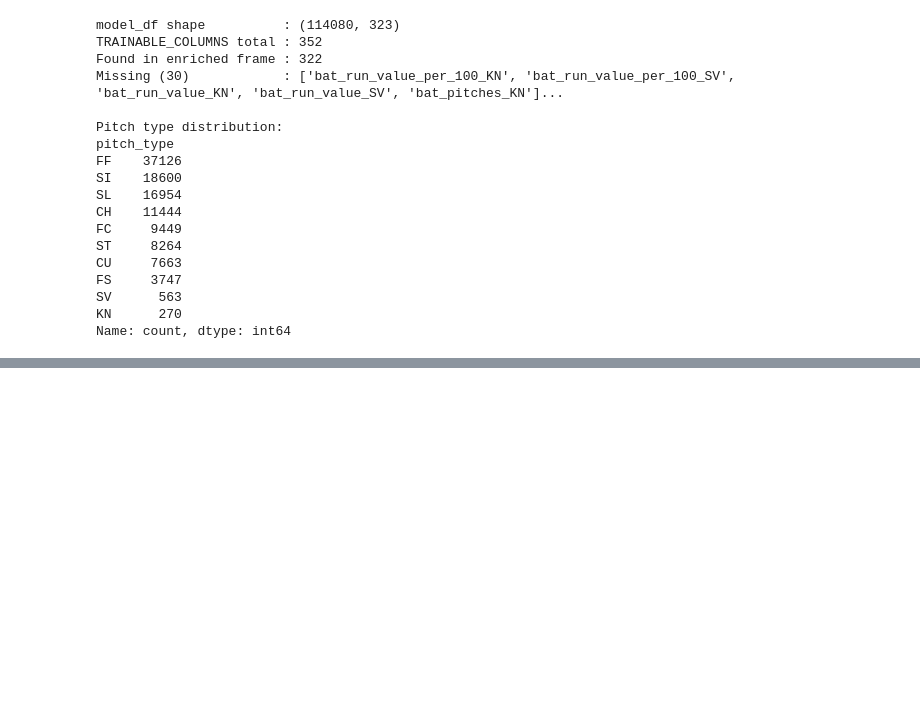
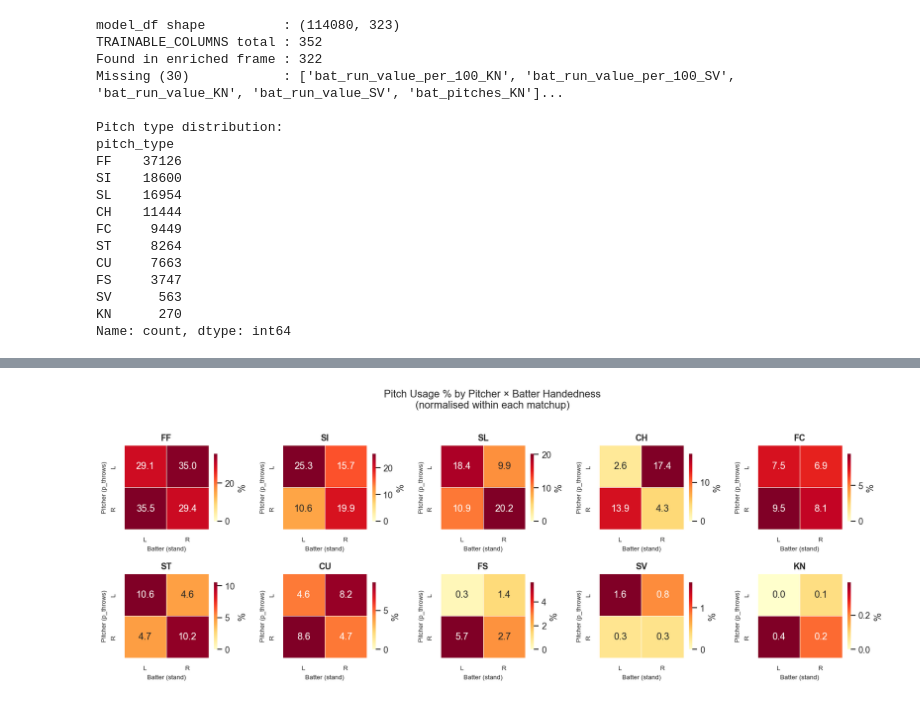
Before and after one commit to yihoolan/MLB-Pitch-Predictor, a Jupyter notebook: exploration/03_pitch_distribution_eda.ipynb, the cells around one changed output, grey strips where cells are left out. Cells and saved outputs as stored; diff of their text form; code cells hidden in the pictures; blank space fills up the shorter version.

```diff
--- a/exploration/03_pitch_distribution_eda.ipynb
+++ b/exploration/03_pitch_distribution_eda.ipynb
@@ -151,0 +207,14 @@ Name: count, dtype: int64
+# %%
+### Visual 3 — Data prep: pitch usage normalised within each (p_throws × stand) matchup
+matchup_mix = (
+    model_df.groupby(["p_throws", "stand", LABEL_COLUMN])
+    .size()
+    .unstack(fill_value=0)
+    .apply(lambda row: row / row.sum(), axis=1)   # normalise within matchup
+)
+matchup_mix = matchup_mix.reindex(columns=counts.index, fill_value=0)
+matchup_mix = matchup_mix.reset_index()
+
+### Sanity check
+print(matchup_mix[["p_throws", "stand"]].value_counts().sort_index())
+print(matchup_mix.head())
@@ -151,0 +239,73 @@ Name: count, dtype: int64
+# %%
+import math
+
+pitch_types_plot = [pt for pt in counts.index if pt in matchup_mix.columns]
+overall_rate = counts / counts.sum()   # used for delta layer
+
+### Figure layout
+ncols = 5
+nrows = math.ceil(len(pitch_types_plot) / ncols)
+
+### Primary heatmap — absolute normalised usage %
+fig, axes = plt.subplots(nrows, ncols, figsize=(ncols * 2.8, nrows * 2.6))
+axes = axes.flatten()
+
+for ax, pt in zip(axes, pitch_types_plot):
+    matrix = matchup_mix.pivot(index="p_throws", columns="stand", values=pt)
+    matrix = matrix.reindex(index=["L", "R"], columns=["L", "R"]) * 100
+    sns.heatmap(
+        matrix, ax=ax,
+        annot=True, fmt=".1f", cmap="YlOrRd",
+        vmin=0, linewidths=0.5,
+        cbar_kws={"label": "%", "shrink": 0.8},
+    )
+    ax.set_title(pt, fontweight="bold", fontsize=11)
+    ax.set_xlabel("Batter (stand)", fontsize=8)
+    ax.set_ylabel("Pitcher (p_throws)", fontsize=8)
+    ax.tick_params(labelsize=8)
+
+### Hide any unused subplot slots
+for ax in axes[len(pitch_types_plot):]:
+    ax.set_visible(False)
+
+fig.suptitle(
+    "Pitch Usage % by Pitcher × Batter Handedness\n"
+    "(normalised within each matchup)",
+    fontsize=13, y=1.01,
+)
+plt.tight_layout()
+plt.show()
+
+### Delta heatmap — usage relative to each pitch type's overall baseline
+fig2, axes2 = plt.subplots(nrows, ncols, figsize=(ncols * 2.8, nrows * 2.6))
+axes2 = axes2.flatten()
+
+for ax, pt in zip(axes2, pitch_types_plot):
+    matrix = matchup_mix.pivot(index="p_throws", columns="stand", values=pt)
+    matrix = matrix.reindex(index=["L", "R"], columns=["L", "R"]) * 100
+    delta = matrix - (overall_rate[pt] * 100)
+    abs_max = max(abs(delta.values.min()), abs(delta.values.max()), 0.5)
+    sns.heatmap(
+        delta, ax=ax,
+        annot=True, fmt="+.1f", cmap="RdBu_r",
+        center=0, vmin=-abs_max, vmax=abs_max,
+        linewidths=0.5,
+        cbar_kws={"label": "pp vs baseline", "shrink": 0.8},
+    )
+    ax.set_title(pt, fontweight="bold", fontsize=11)
+    ax.set_xlabel("Batter (stand)", fontsize=8)
+    ax.set_ylabel("Pitcher (p_throws)", fontsize=8)
+    ax.tick_params(labelsize=8)
+
+for ax in axes2[len(pitch_types_plot):]:
+    ax.set_visible(False)
+
+fig2.suptitle(
+    "Pitch Usage Deviation from Overall Baseline (pp)\n"
+    "Red = overused vs baseline  |  Blue = underused",
+    fontsize=13, y=1.01,
+)
+plt.tight_layout()
+plt.show()
+# %% [output]
+[figure, added]
```
Also changed, not shown: parts of 5 cells of this notebook.
